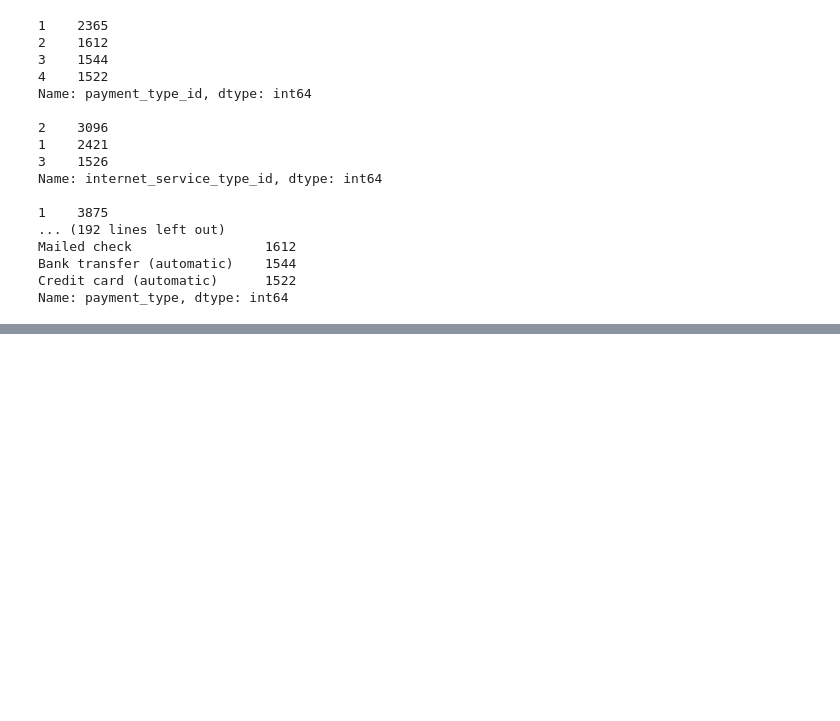
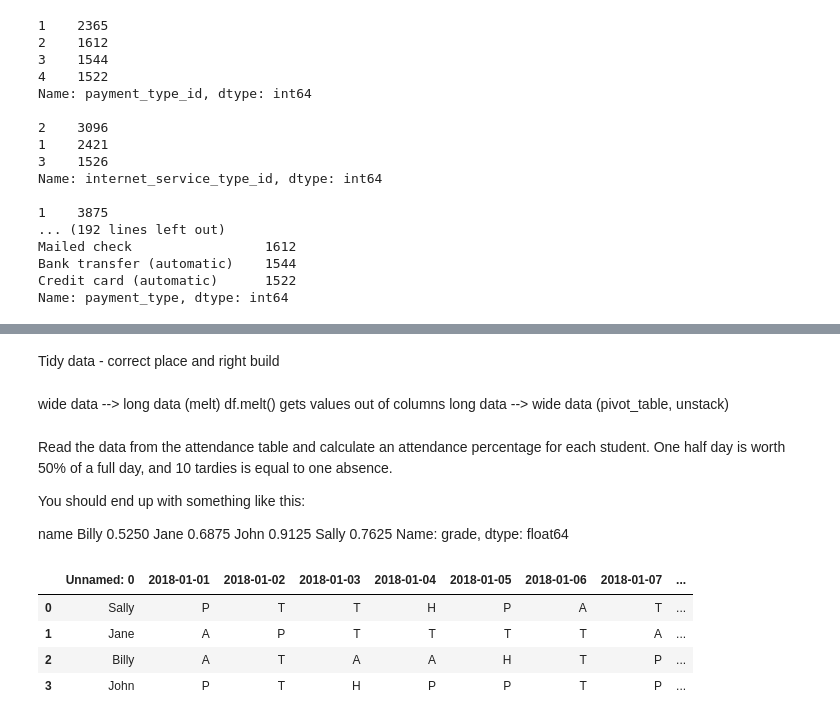
Before and after one commit to geary-shenck/classification-exercises, a Jupyter notebook: classification-exercises.ipynb, the cells around one changed output, grey strips where cells are left out. Drawn from its saved outputs; the diff is of its cells as text; code cells hidden in the pictures; blank space fills up the shorter version.

```diff
--- a/classification-exercises.ipynb
+++ b/classification-exercises.ipynb
@@ -350,0 +399,31 @@ test shape: (1409, 21)
+# %% [markdown]
+Tidy data - correct place and right build
+# %% [markdown]
+wide data --> long data (melt) df.melt() gets values out of columns
+long data --> wide data (pivot_table, unstack)
+# %% [markdown]
+Read the data from the attendance table and calculate an attendance percentage for each student. One half day is worth 50% of a full day, and 10 tardies is equal to one absence.
+
+You should end up with something like this:
+
+
+name
+Billy    0.5250
+Jane     0.6875
+John     0.9125
+Sally    0.7625
+Name: grade, dtype: float64
+# %%
+sql_query = """
+                SELECT *
+                FROM attendance
+                ;
+                """
+attendance_df = pd.read_sql(sql_query,env.get_db_url("tidy_data"))
+attendance_df ## P-present, A-absent, T-tardy, H-half day
+# %% [output]
+|  | Unnamed: 0 | 2018-01-01 | 2018-01-02 | 2018-01-03 | 2018-01-04 | 2018-01-05 | 2018-01-06 | 2018-01-07 | ... |
+| 0 | Sally | P | T | T | H | P | A | T | ... |
+| 1 | Jane | A | P | T | T | T | T | A | ... |
+| 2 | Billy | A | T | A | A | H | T | P | ... |
+| 3 | John | P | T | H | P | P | T | P | ... |
```
Also changed, not shown: parts of 17 cells of this notebook.
